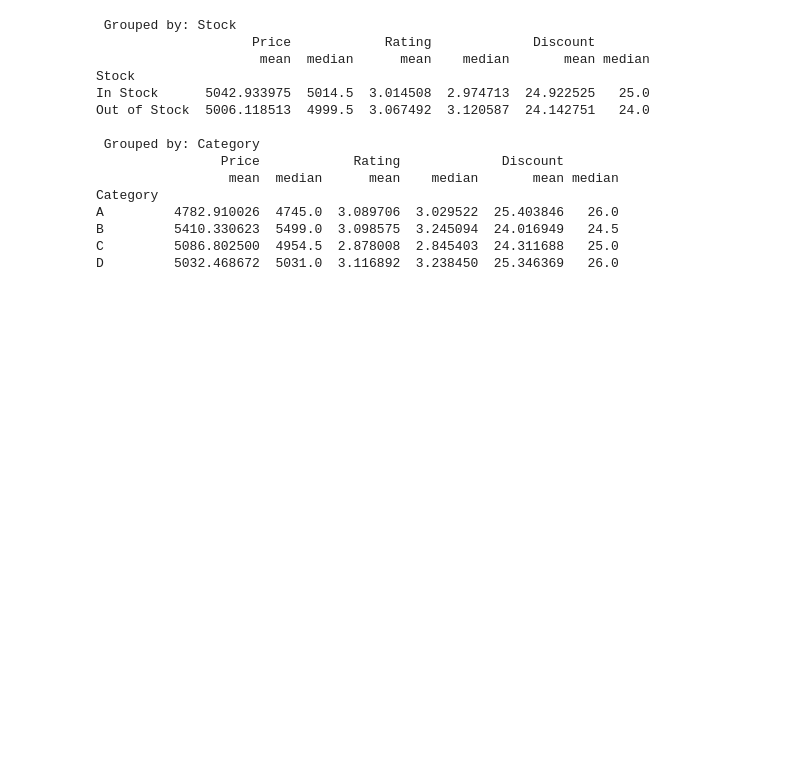
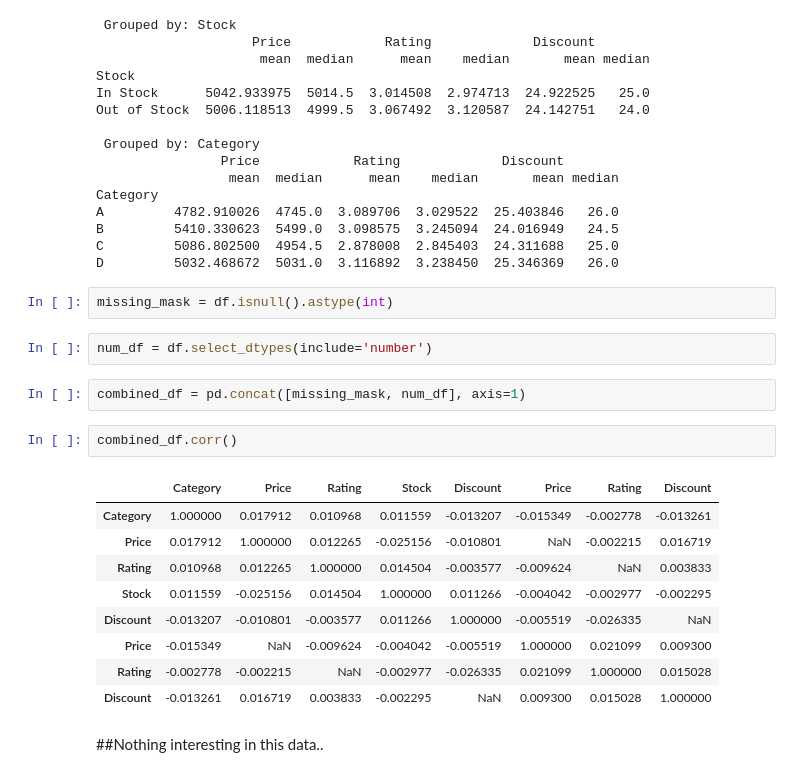
Before and after one commit to kamyczuram/Projects, a Jupyter notebook: EDA_FE_XGBOOST_Retail_Product_Dataset/EDA_FE_XGBOOST_Retail_Product_Dataset.ipynb, the cells around one changed output. Drawn from its saved outputs; the diff is of its cells as text; blank space fills up the shorter version.

```diff
--- a/EDA_FE_XGBOOST_Retail_Product_Dataset/EDA_FE_XGBOOST_Retail_Product_Dataset.ipynb
+++ b/EDA_FE_XGBOOST_Retail_Product_Dataset/EDA_FE_XGBOOST_Retail_Product_Dataset.ipynb
@@ -127,6 +131,26 @@ A         4782.910026  4745.0  3.089706  3.029522  25.403846   26.0
 B         5410.330623  5499.0  3.098575  3.245094  24.016949   24.5
 C         5086.802500  4954.5  2.878008  2.845403  24.311688   25.0
 D         5032.468672  5031.0  3.116892  3.238450  25.346369   26.0
+# %%
+missing_mask = df.isnull().astype(int)
+# %%
+num_df = df.select_dtypes(include='number')
+# %%
+combined_df = pd.concat([missing_mask, num_df], axis=1)
+# %%
+combined_df.corr()
+# %% [output]
+|  | Category | Price | Rating | Stock | Discount | Price | Rating | Discount |
+| Category | 1.000000 | 0.017912 | 0.010968 | 0.011559 | -0.013207 | -0.015349 | -0.002778 | -0.013261 |
+| Price | 0.017912 | 1.000000 | 0.012265 | -0.025156 | -0.010801 | NaN | -0.002215 | 0.016719 |
+| Rating | 0.010968 | 0.012265 | 1.000000 | 0.014504 | -0.003577 | -0.009624 | NaN | 0.003833 |
+| Stock | 0.011559 | -0.025156 | 0.014504 | 1.000000 | 0.011266 | -0.004042 | -0.002977 | -0.002295 |
+| Discount | -0.013207 | -0.010801 | -0.003577 | 0.011266 | 1.000000 | -0.005519 | -0.026335 | NaN |
+| Price | -0.015349 | NaN | -0.009624 | -0.004042 | -0.005519 | 1.000000 | 0.021099 | 0.009300 |
+| Rating | -0.002778 | -0.002215 | NaN | -0.002977 | -0.026335 | 0.021099 | 1.000000 | 0.015028 |
+| Discount | -0.013261 | 0.016719 | 0.003833 | -0.002295 | NaN | 0.009300 | 0.015028 | 1.000000 |
+# %% [markdown]
+##Nothing interesting in this data..
 # %%
 from google.colab import drive
 from getpass import getpass
```
Also changed, not shown: parts of 2 cells of this notebook.
